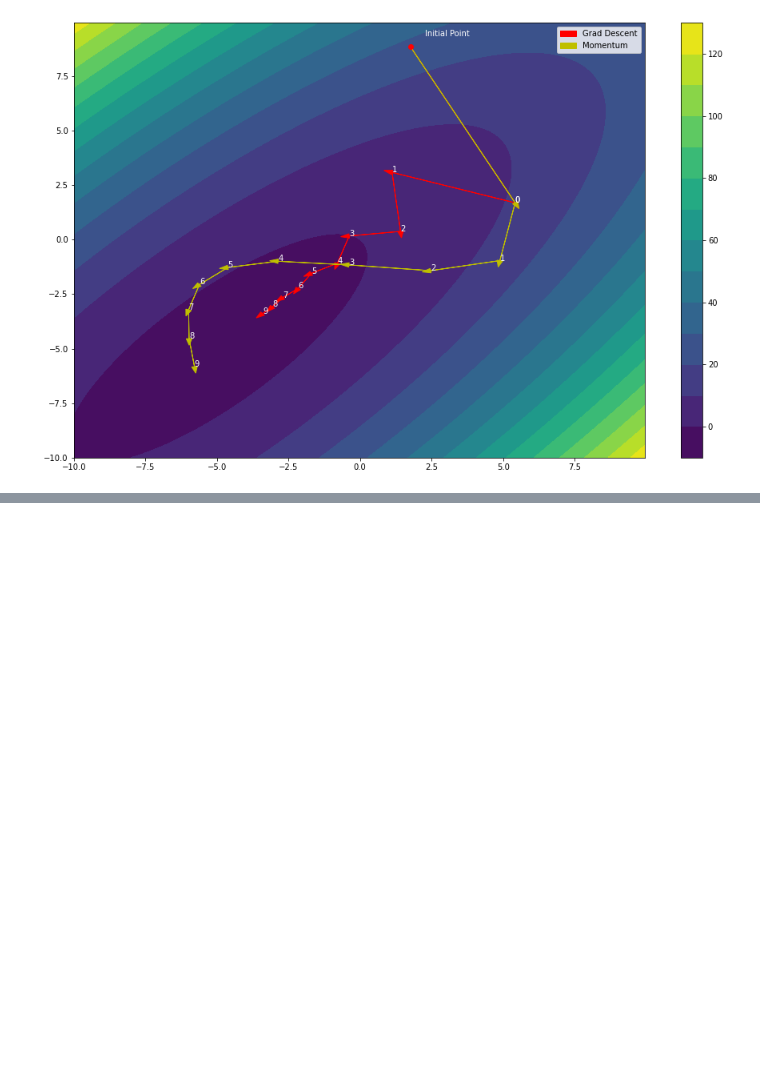
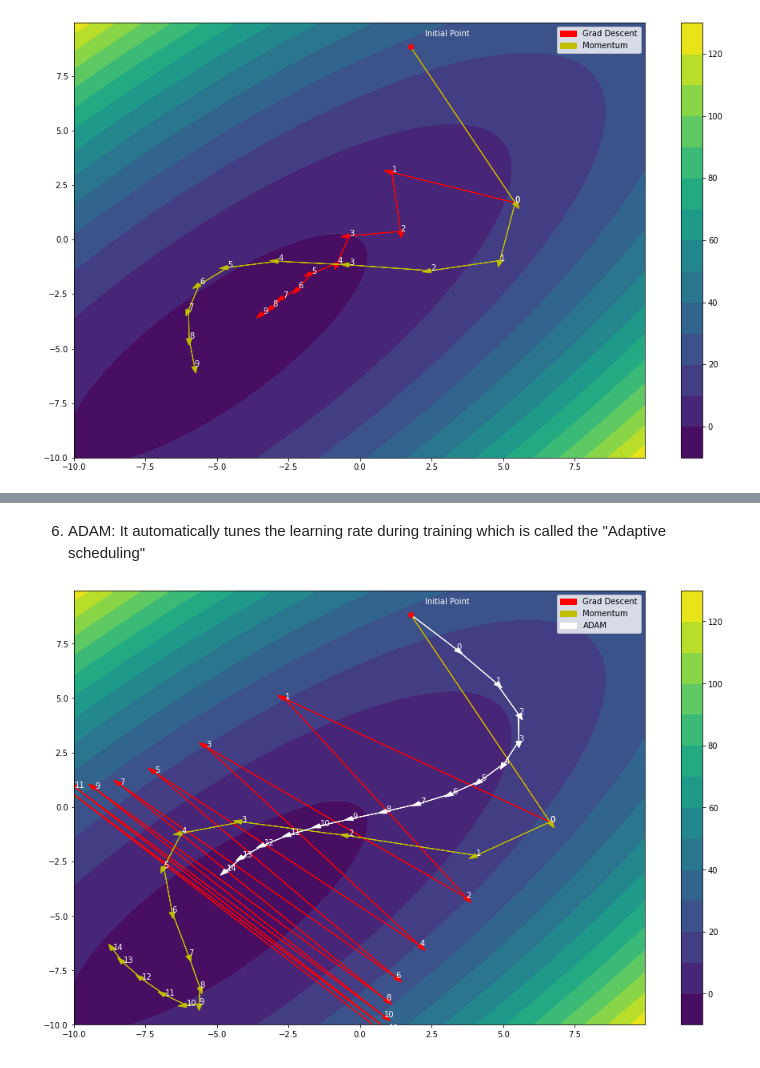
Before and after one commit to mayuriupadhyaya/DL_Learnings, a Jupyter notebook: DL_lab2.ipynb, the cells around one changed output, grey strips where cells are left out. Cells and saved outputs as stored; diff of their text form; code cells hidden in the pictures; blank space fills up the shorter version.

```diff
--- a/DL_lab2.ipynb
+++ b/DL_lab2.ipynb
@@ -247,0 +265,21 @@ showPath(ellipsoid, init, [path1, path2], ['Grad Descent', 'Momentum'], ['r', 'y
+# %% [markdown]
+6. ADAM:
+It automatically tunes the learning rate during training which is called the "Adaptive scheduling"
+# %%
+a = 1/ torch.sqrt(torch.tensor(2.0))
+init = torch.matmul(torch.tensor([[a,a],[-a,a]]),torch.tensor([-5.0,7.5]))
+ellipsoid = QuadFunc(a,a,-0.8*a,a,a)
+steps = 15
+lr= 1.6
+
+regGD = GradientDescent(lr, b1=0, b2=0) #Without momentum or ADAM
+momGD = GradientDescent(lr, b1=0.9, b2=0) #Momentum only
+adamGD = GradientDescent(lr, b1=0.9, b2=0.999) #Momentum and ADAM
+
+path1 = runOptim(init, regGD, ellipsoid, steps)
+path2 = runOptim(init, momGD, ellipsoid, steps)
+path3 = runOptim(init, adamGD, ellipsoid, steps)
+
+showPath(ellipsoid, init, [path1, path2, path3], ['Grad Descent', 'Momentum', 'ADAM'], ['r', 'y', 'w'], 15)
+# %% [output]
+[figure, added]
```
Also changed, not shown: parts of 3 cells of this notebook.
